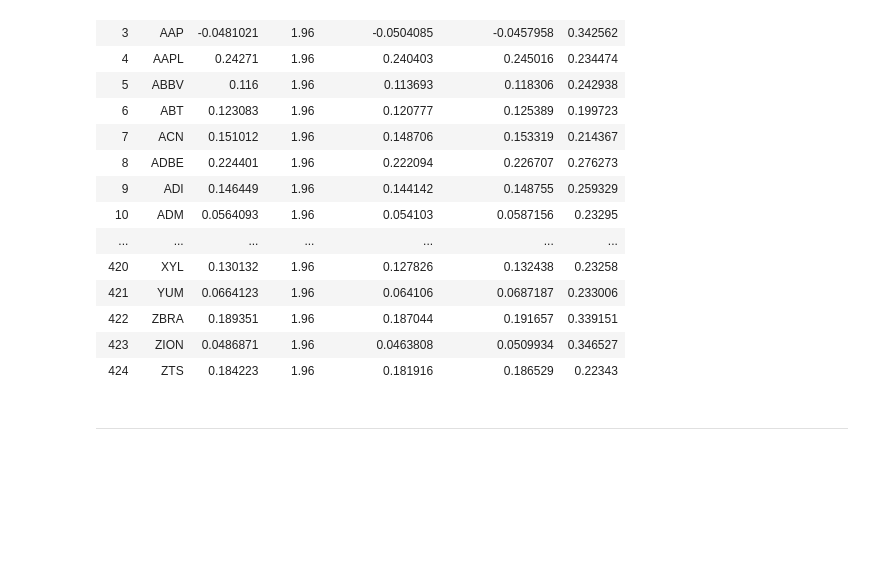
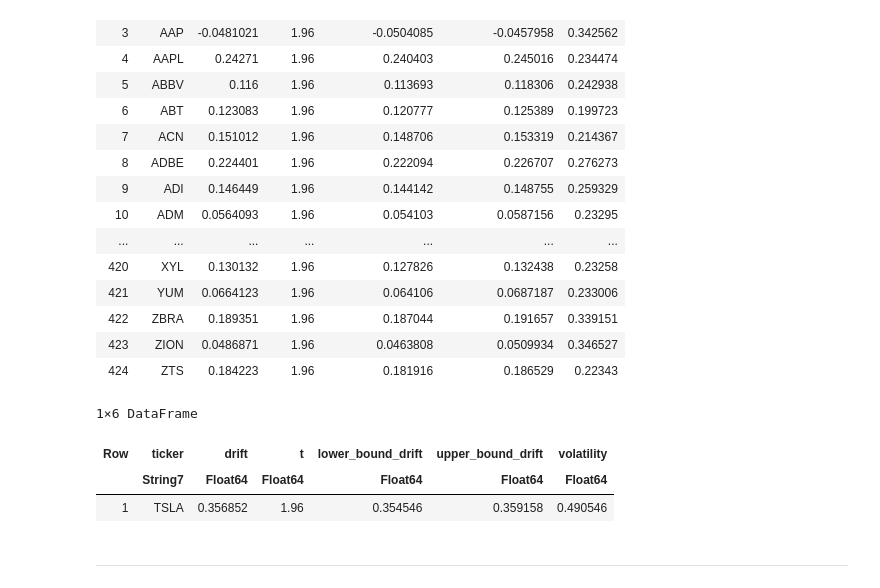
Before and after one commit to sp2229/CHEME-5660-CourseRepository-Fall-2025, a Jupyter notebook: lectures/week-11/L11a/CHEME-5660-L11a-Example-POE-POP-TSLA-Call-Fall-2025.ipynb, the cells around one changed output. Cells and saved outputs as stored; diff of their text form; code cells hidden in the pictures; blank space fills up the shorter version.

```diff
--- a/lectures/week-11/L11a/CHEME-5660-L11a-Example-POE-POP-TSLA-Call-Fall-2025.ipynb
+++ b/lectures/week-11/L11a/CHEME-5660-L11a-Example-POE-POP-TSLA-Call-Fall-2025.ipynb
@@ -99,6 +99,13 @@ parameters_df
 | 422 | ZBRA | 0.189351 | 1.96 | 0.187044 | 0.191657 | 0.339151 |
 | 423 | ZION | 0.0486871 | 1.96 | 0.0463808 | 0.0509934 | 0.346527 |
 | 424 | ZTS | 0.184223 | 1.96 | 0.181916 | 0.186529 | 0.22343 |
+# %%
+filter(:ticker=> x-> x=="TSLA", parameters_df)
+# %% [output]
+1×6 DataFrame
+| Row | ticker | drift | t | lower_bound_drift | upper_bound_drift | volatility |
+|  | String7 | Float64 | Float64 | Float64 | Float64 | Float64 |
+| 1 | TSLA | 0.356852 | 1.96 | 0.354546 | 0.359158 | 0.490546 |
 # %% [markdown]
 ___
 # %% [markdown]
```
Also changed, not shown: parts of 6 cells of this notebook, 1 other file.
